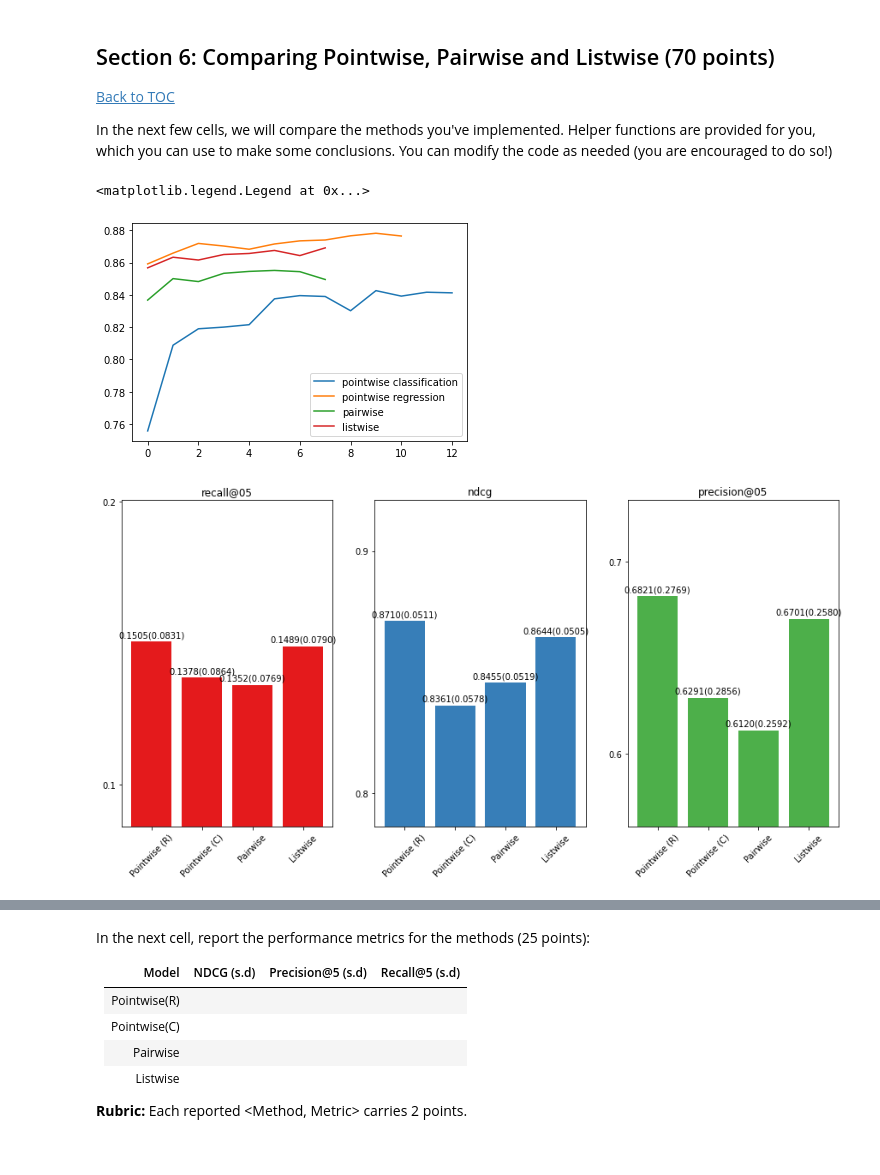
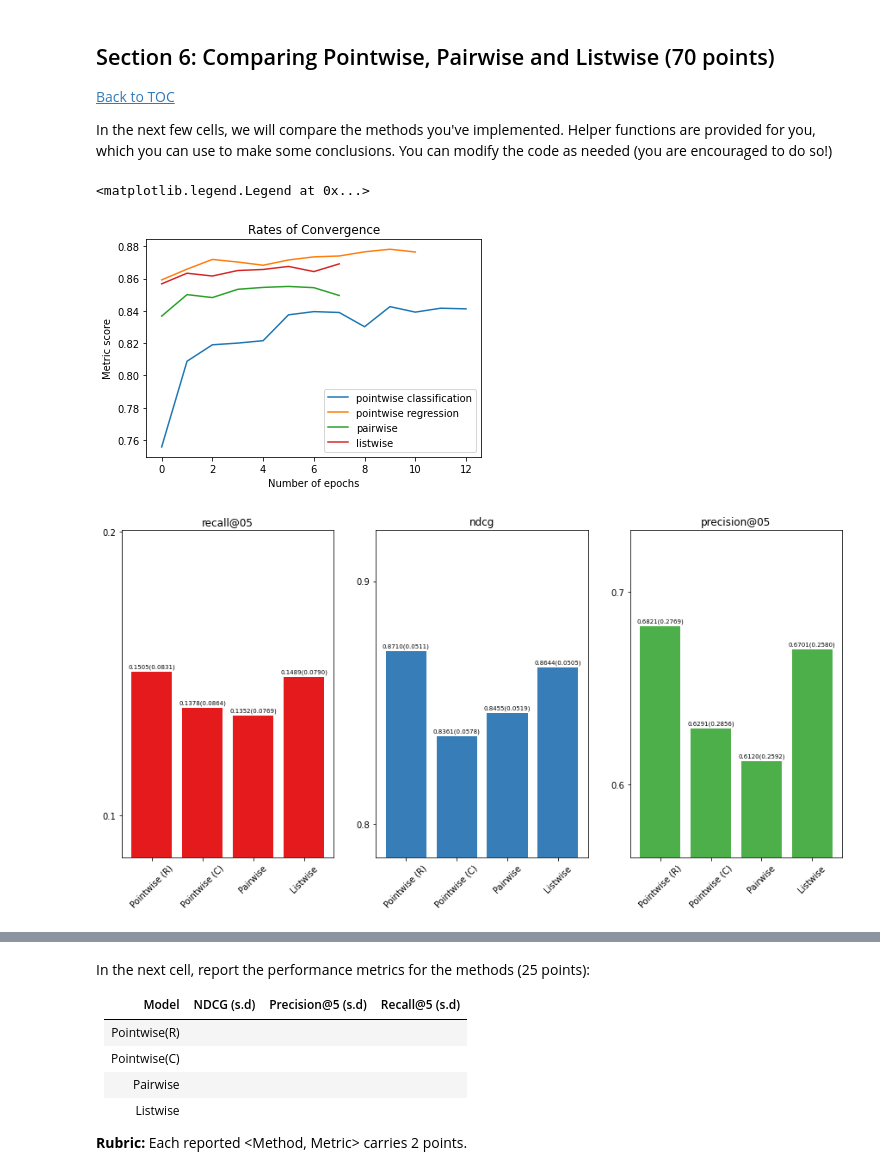
Before and after one commit to ccfelius/InformationRetrieval, a Jupyter notebook: hw2/hw2_matyas.ipynb, the cells around one changed output, grey strips where cells are left out. Saved outputs shown, nothing was run; the diff lists cells and outputs as text; code cells hidden in the pictures.

```diff
--- a/hw2/hw2_matyas.ipynb
+++ b/hw2/hw2_matyas.ipynb
@@ -1373,7 +1373,7 @@ def autolabel(ax, rects, labels):
                     xytext=(0, 3),  # 3 points vertical offset
                     textcoords="offset points",
                     ha='center', va='bottom',
-                   fontsize=10)
+                   fontsize=7)
 
 def compare_methods(labels, metrics, metrics_to_plot={"ndcg", "precision@05", "recall@05"}):
     """
@@ -1443,35 +1443,37 @@ def plot_distribution(labels, q_metrics, metric="recall@05"):
         ax.set_ylabel("Count")
         ax.set_xlabel("NDCG (binned)")
 
 import json
 
 def get_metric(dicti, metric='ndcg'):
     return [a[metric][0] for a in dicti['metrics']['metrics_val']]
 
 with open('pointwise_classification.json') as file:
     point_c = json.load(file)
 
 with open('pointwise_regression.json') as file:
     point_r = json.load(file)
 point_r_ndcg = [a['ndcg'][0] for a in point_r['metrics']['metrics_val']]
 
 with open('pairwise.json') as file:
     pairw = json.load(file)
 pairw_ndcg = [a['ndcg'][0] for a in pairw['metrics']['metrics_val']]
 
 with open('listwise.json') as file:
     listw = json.load(file)
 listw_ndcg = [a['ndcg'][0] for a in listw['metrics']['metrics_val']]
 
 plt.plot(get_metric(point_c), label='pointwise classification')
 plt.plot(get_metric(point_r), label='pointwise regression')
 plt.plot(get_metric(pairw), label='pairwise')
 plt.plot(get_metric(listw), label='listwise')
-#plt.ylim([0,1])
+plt.xlabel('Number of epochs')
+plt.ylabel('Metric score')
+plt.title('Rates of Convergence')
 plt.legend()
 # %% [output]
 <matplotlib.legend.Legend at 0x...>
-[figure, old version]
+[figure, new version]
 # %%
 # Load metrics and models
 
@@ -1510,7 +1512,7 @@ for m in methods:
 # %%
 compare_methods(labels, results)
 # %% [output]
-[figure, old version]
+[figure, new version]
 # %%
 plot_distribution(labels, q_results)
 # %% [output]
```
Also changed, not shown: parts of 17 cells of this notebook.
